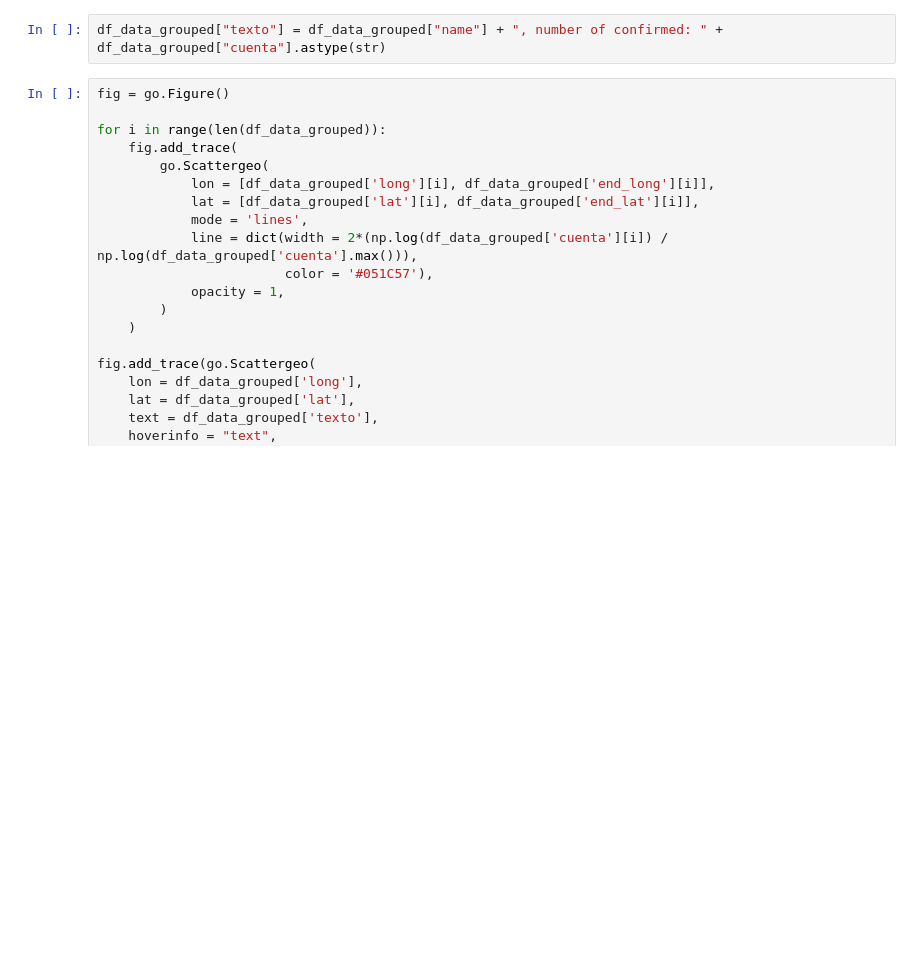
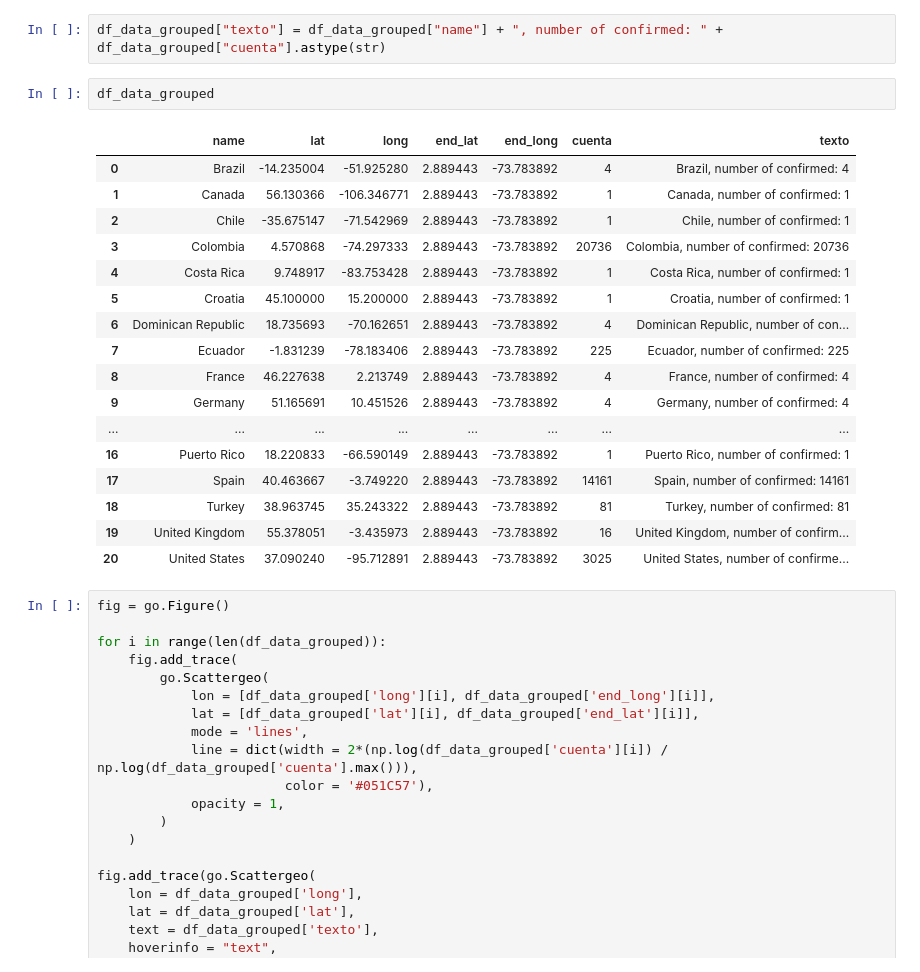
Before and after one commit to davidbetancur8/coronavirus, a Jupyter notebook: notebooks/travels to colombia.ipynb, the cells around one changed output. Saved outputs shown, nothing was run; the diff lists cells and outputs as text; blank space fills up the shorter version.

```diff
--- a/notebooks/travels to colombia.ipynb
+++ b/notebooks/travels to colombia.ipynb
@@ -131,6 +131,26 @@ df_data_grouped = df_data.groupby(["name", "lat", "long", "end_lat", "end_long"]
 df_data_grouped = df_data_grouped.rename(columns={"Sexo":"cuenta"})
 # %%
 df_data_grouped["texto"] = df_data_grouped["name"] + ", number of confirmed: " + df_data_grouped["cuenta"].astype(str)
+# %%
+df_data_grouped
+# %% [output]
+|  | name | lat | long | end_lat | end_long | cuenta | texto |
+| 0 | Brazil | -14.235004 | -51.925280 | 2.889443 | -73.783892 | 4 | Brazil, number of confirmed: 4 |
+| 1 | Canada | 56.130366 | -106.346771 | 2.889443 | -73.783892 | 1 | Canada, number of confirmed: 1 |
+| 2 | Chile | -35.675147 | -71.542969 | 2.889443 | -73.783892 | 1 | Chile, number of confirmed: 1 |
+| 3 | Colombia | 4.570868 | -74.297333 | 2.889443 | -73.783892 | 20736 | Colombia, number of confirmed: 20736 |
+| 4 | Costa Rica | 9.748917 | -83.753428 | 2.889443 | -73.783892 | 1 | Costa Rica, number of confirmed: 1 |
+| 5 | Croatia | 45.100000 | 15.200000 | 2.889443 | -73.783892 | 1 | Croatia, number of confirmed: 1 |
+| 6 | Dominican Republic | 18.735693 | -70.162651 | 2.889443 | -73.783892 | 4 | Dominican Republic, number of con... |
+| 7 | Ecuador | -1.831239 | -78.183406 | 2.889443 | -73.783892 | 225 | Ecuador, number of confirmed: 225 |
+| 8 | France | 46.227638 | 2.213749 | 2.889443 | -73.783892 | 4 | France, number of confirmed: 4 |
+| 9 | Germany | 51.165691 | 10.451526 | 2.889443 | -73.783892 | 4 | Germany, number of confirmed: 4 |
+| ... | ... | ... | ... | ... | ... | ... | ... |
+| 16 | Puerto Rico | 18.220833 | -66.590149 | 2.889443 | -73.783892 | 1 | Puerto Rico, number of confirmed: 1 |
+| 17 | Spain | 40.463667 | -3.749220 | 2.889443 | -73.783892 | 14161 | Spain, number of confirmed: 14161 |
+| 18 | Turkey | 38.963745 | 35.243322 | 2.889443 | -73.783892 | 81 | Turkey, number of confirmed: 81 |
+| 19 | United Kingdom | 55.378051 | -3.435973 | 2.889443 | -73.783892 | 16 | United Kingdom, number of confirm... |
+| 20 | United States | 37.090240 | -95.712891 | 2.889443 | -73.783892 | 3025 | United States, number of confirme... |
 # %%
 fig = go.Figure()
 
```
Also changed, not shown: 2 other files.
